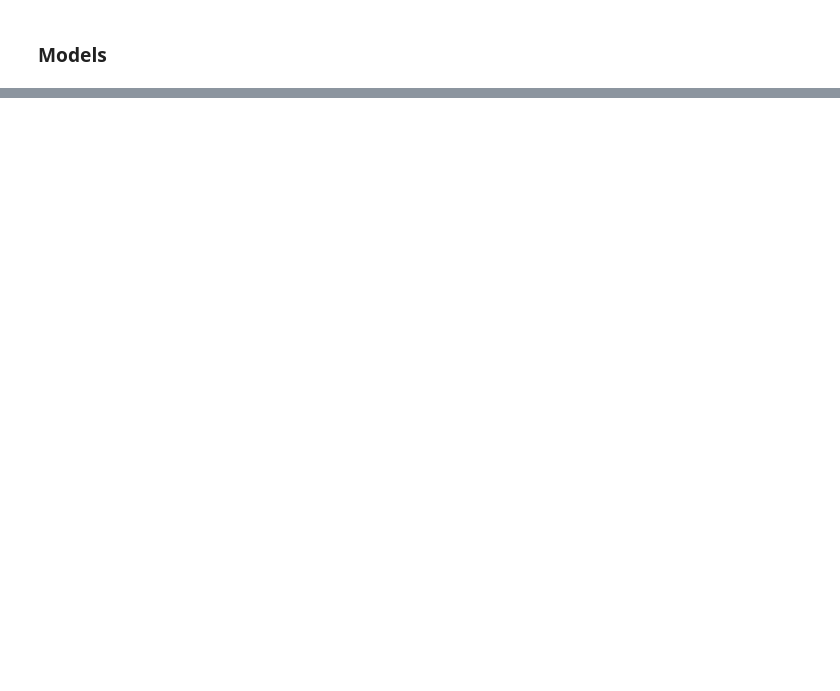
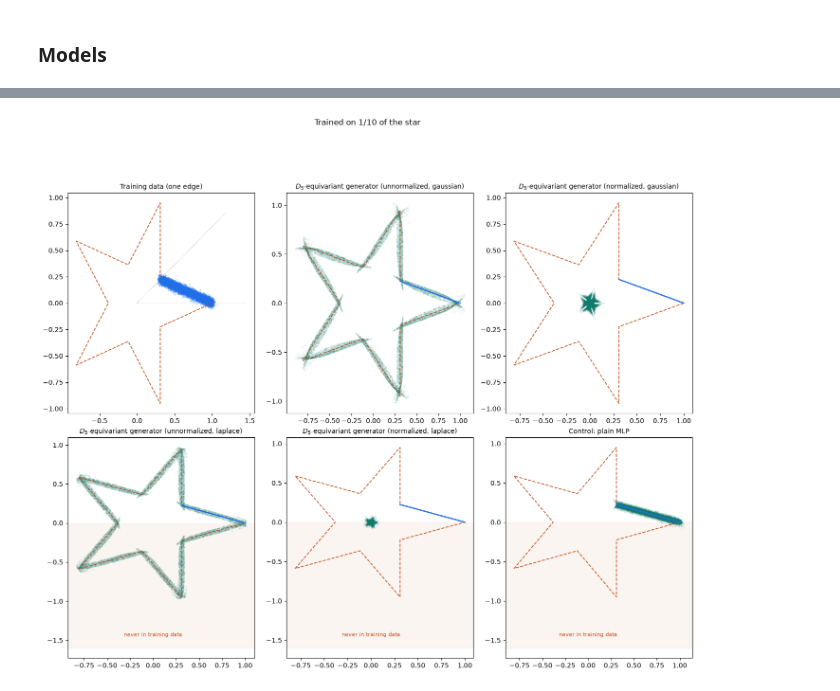
Before and after one commit to daoterog/TokyoDrift, a Jupyter notebook: summarized.ipynb, the cells around one changed output, grey strips where cells are left out. Drawn from its saved outputs; the diff is of its cells as text; code cells hidden in the pictures; blank space fills up the shorter version.

```diff
--- a/summarized.ipynb
+++ b/summarized.ipynb
@@ -362,0 +672,37 @@ plt.show()
+# %%
+figure, axes = plt.subplots(2, 3, figsize=(14, 12))
+
+scatter(axes[0, 0], sample_star_wedge(20_000), SEEN, "Training data (one edge)")
+draw_star_reference(axes[0, 0], wedge_rays=True)
+
+scatter(axes[0, 1], star_unnorm_gaussian_samples, GENERATED,
+        f"$D_{POINTS}$-equivariant generator (unnormalized, gaussian)", alpha=0.09)
+draw_star_reference(axes[0, 1])
+
+scatter(axes[0, 2], star_norm_gaussian_samples, GENERATED,
+        f"$D_{POINTS}$-equivariant generator (normalized, gaussian)", alpha=0.09)
+draw_star_reference(axes[0, 2])
+
+scatter(axes[1, 0], star_unnorm_laplace_samples, GENERATED,
+        f"$D_{POINTS}$-equivariant generator (unnormalized, laplace)", alpha=0.09)
+draw_star_reference(axes[1, 0])
+
+scatter(axes[1, 1], star_norm_laplace_samples, GENERATED,
+        f"$D_{POINTS}$-equivariant generator (normalized, laplace)", alpha=0.09)
+draw_star_reference(axes[1, 1])
+
+scatter(axes[1, 2], star_control_samples, GENERATED, "Control: plain MLP",
+        alpha=0.09)
+draw_star_reference(axes[1, 2])
+
+for ax in (axes[1, 0], axes[1, 1], axes[1, 2]):
+    ax.axhspan(-1.6, 0.0, color=HELD_OUT, alpha=0.05, zorder=0)
+    ax.text(0.0, -1.45, "never in training data", color=HELD_OUT,
+            ha="center", fontsize=8)
+
+figure.tight_layout()
+figure.subplots_adjust(top=0.85)
+figure.suptitle("Trained on 1/10 of the star", fontsize=12)
+plt.show()
+# %% [output]
+[figure, added]
```
Also changed, not shown: parts of 17 cells of this notebook.
